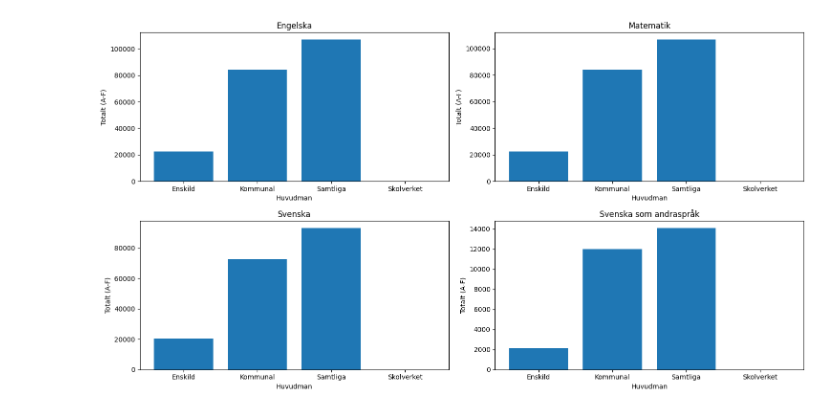
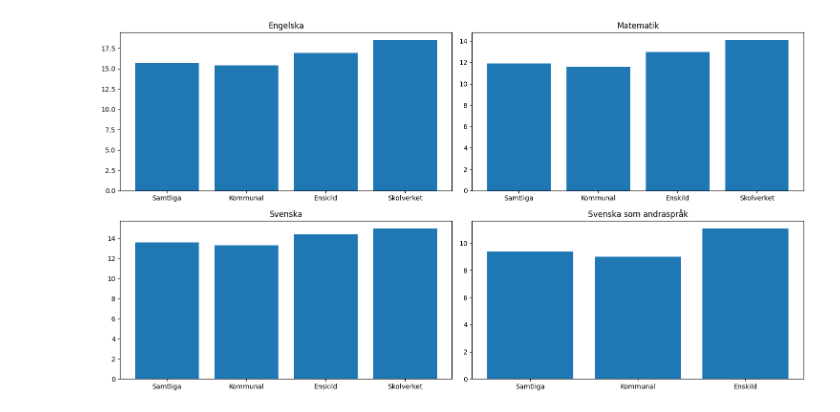
Before and after one commit to richardnorrman/lab_2_pandas_and_data_processing, a Jupyter notebook: main.ipynb, the cells around one changed output. Drawn from its saved outputs; the diff is of its cells as text; code cells hidden in the pictures.

```diff
--- a/main.ipynb
+++ b/main.ipynb
@@ -42,28 +48,44 @@ Data from Svenska som andraspråk:
 | 1 | Riket | Kommunal | 11963 | 5495 | 6468 | 75.9 | 80 | ... |
 | 2 | Riket | Enskild | 2122 | 949 | 1173 | 87.7 | 90.9 | ... |
 | 3 | Riket | Skolverket | .. | .. | .. | .. | .. | ... |
-# %%
-import matplotlib.pyplot as plt
-import numpy as np
-
-# Skapar en figur med 2x2 subplots
-fig, axes = plt.subplots(2, 2, figsize=(15, 8))
-axes = axes.flatten()
-
-# Ritar några exempelstaplar i varje subplot
-for i, (sheet_name, df) in enumerate(dfs.items()):
-    ax = axes[i]  # Hämta rätt subplot
-
-    df["Totalt (A-F)"] = pd.to_numeric(df["Totalt (A-F)"], errors='coerce')
-
-    grouped_data = df.groupby('Huvudman')['Totalt (A-F)'].sum()  # Gruppera och summera poängen
-
-    ax.bar(grouped_data.index, grouped_data.values)  # Rita stapeldiagram
-    ax.set_title(sheet_name)  # Sätt titel med ämnets namn
-    ax.set_xlabel("Huvudman")
-    ax.set_ylabel("Totalt (A-F)")
-
-plt.tight_layout()
-plt.show()
-# %% [output]
-[figure, removed]
+# %%
+import matplotlib.pyplot as plt
+import os
+
+# Replacing ".." with NaN values
+df_sva = df_sva.replace("..", pd.NA)
+
+# Removing NaN values from the "Totalt (poäng)" column
+df_en = df_en.dropna(subset=["Totalt (poäng)"])
+df_ma = df_ma.dropna(subset=["Totalt (poäng)"])
+df_sv = df_sv.dropna(subset=["Totalt (poäng)"])
+df_sva = df_sva.dropna(subset=["Totalt (poäng)"])
+
+# Creating the subplots
+fig, axes = plt.subplots(2, 2, figsize=(15, 8))
+axes = axes.flatten()
+
+axes[0].bar(df_en["Huvudman"], df_en["Totalt (poäng)"])
+axes[0].set_title("Engelska", fontsize=12)
+
+axes[1].bar(df_ma["Huvudman"], df_ma["Totalt (poäng)"])
+axes[1].set_title("Matematik", fontsize=12)
+
+axes[2].bar(df_sv["Huvudman"], df_sv["Totalt (poäng)"])
+axes[2].set_title("Svenska", fontsize=12)
+
+axes[3].bar(df_sva["Huvudman"], df_sva["Totalt (poäng)"])
+axes[3].set_title("Svenska som andraspråk", fontsize=12)
+
+plt.tight_layout()
+
+# Creating a visuals folder
+save_folder = "visualiseringar"
+os.makedirs(save_folder, exist_ok=True)
+
+# Saving the subplots as png in the folder
+file_name = "subplots_huvudman_scores"
+save_path = os.path.join(save_folder, file_name)
+plt.savefig(save_path)
+# %% [output]
+[figure, added]
```
Also changed, not shown: parts of 3 cells of this notebook, 3 other files.
